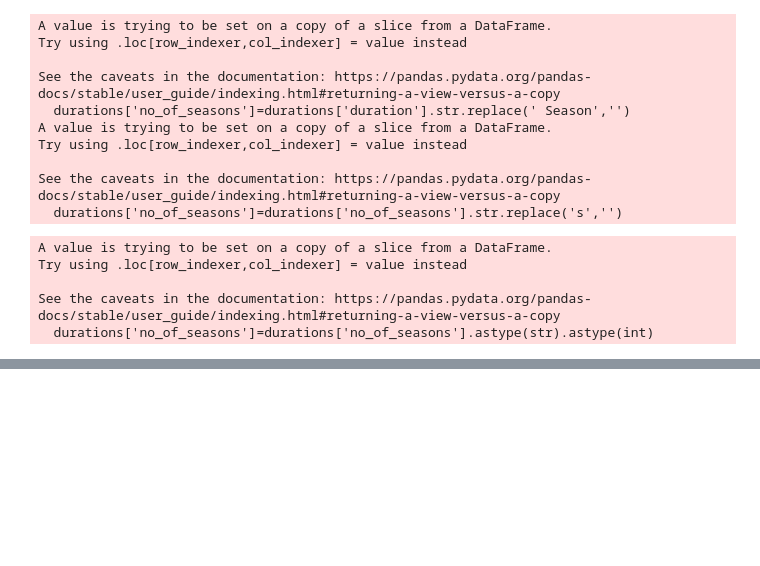
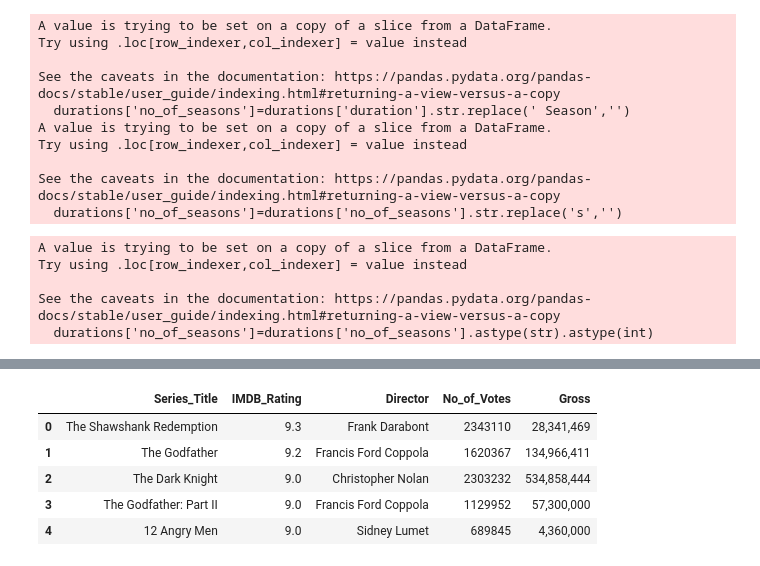
Before and after one commit to Harshal12355/Netflix-Analysis-and-Visualisation-using-D3, a Jupyter notebook: netflix.ipynb, the cells around one changed output, grey strips where cells are left out. Cells and saved outputs as stored; diff of their text form; code cells hidden in the pictures; blank space fills up the shorter version.

```diff
--- a/netflix.ipynb
+++ b/netflix.ipynb
@@ -484,0 +497,9 @@ durations['no_of_seasons'].sort_values(ascending=False).head(50).to_csv("no_of_s
+# %%
+imdb.head()
+# %% [output]
+|  | Series_Title | IMDB_Rating | Director | No_of_Votes | Gross |
+| 0 | The Shawshank Redemption | 9.3 | Frank Darabont | 2343110 | 28,341,469 |
+| 1 | The Godfather | 9.2 | Francis Ford Coppola | 1620367 | 134,966,411 |
+| 2 | The Dark Knight | 9.0 | Christopher Nolan | 2303232 | 534,858,444 |
+| 3 | The Godfather: Part II | 9.0 | Francis Ford Coppola | 1129952 | 57,300,000 |
+| 4 | 12 Angry Men | 9.0 | Sidney Lumet | 689845 | 4,360,000 |
```
Also changed, not shown: parts of 13 cells of this notebook, 5 other files.
